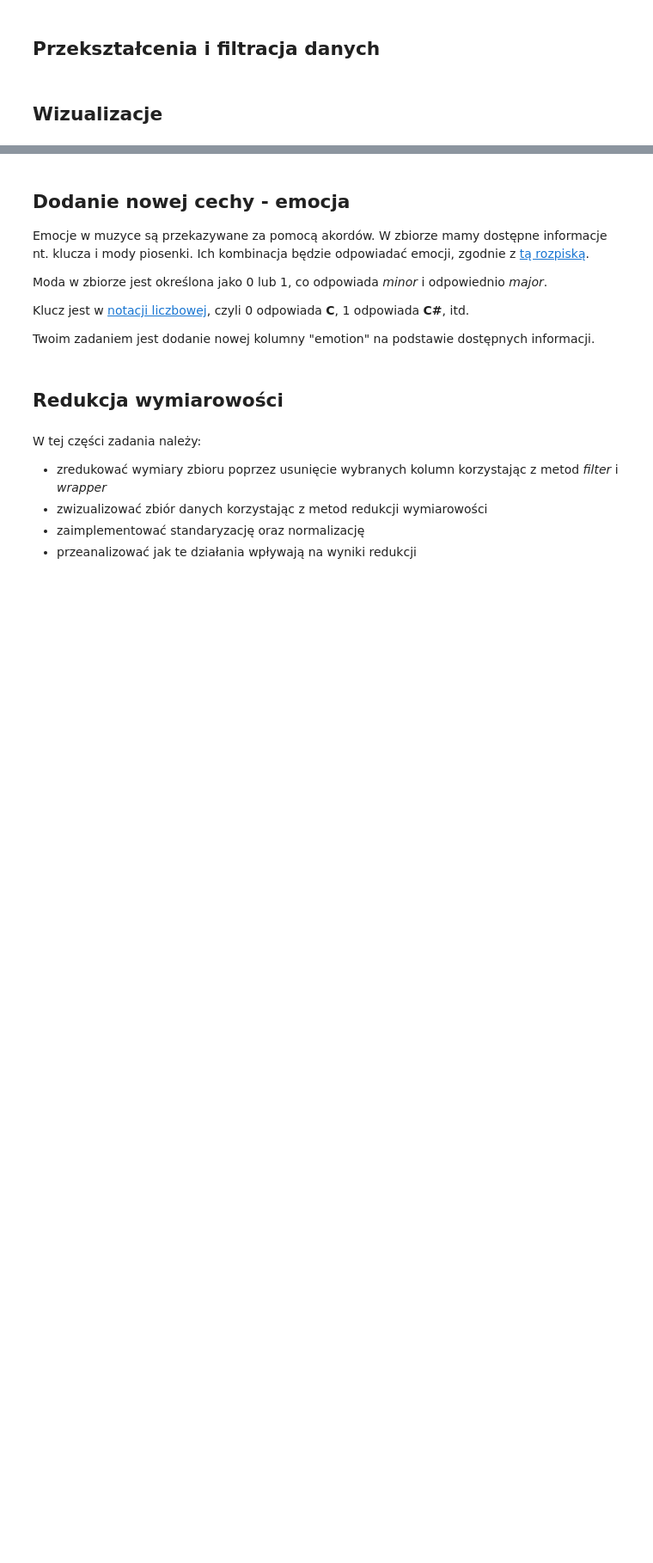
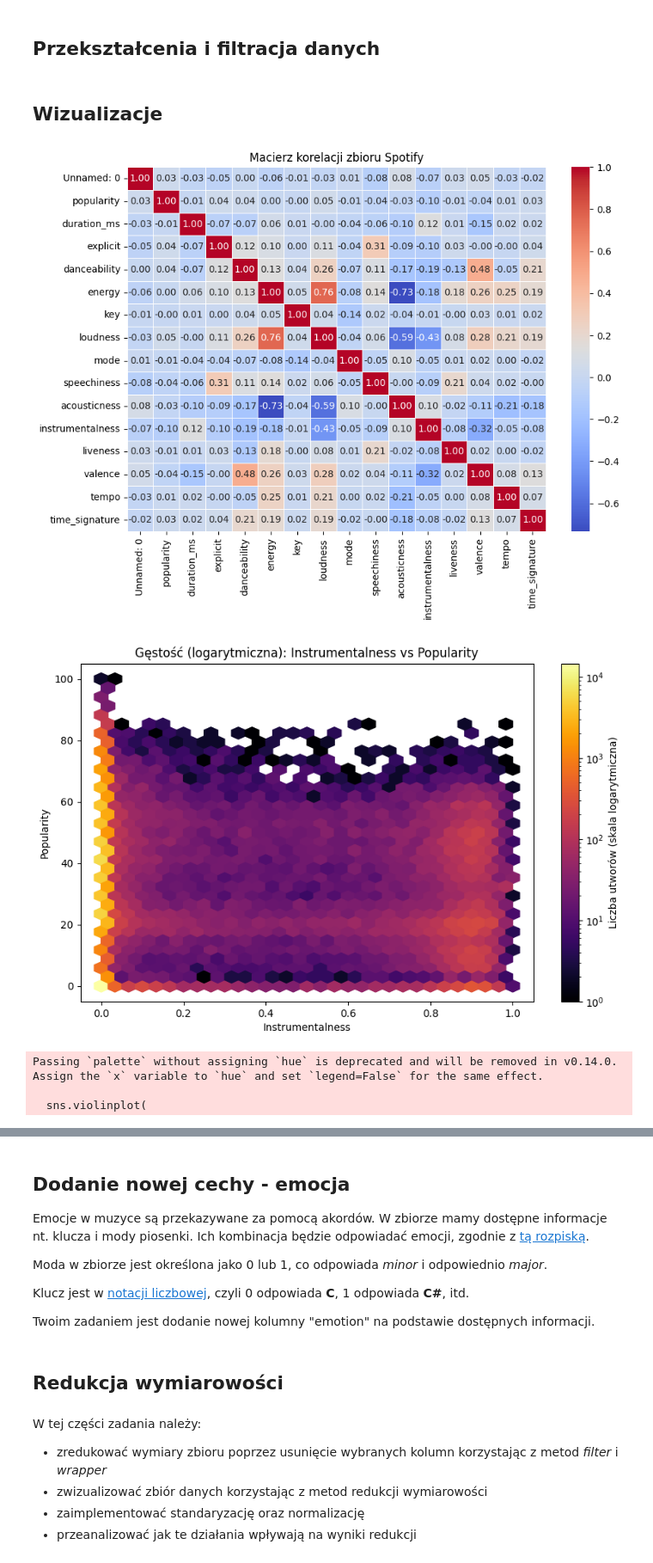
Before and after one commit to Zajecia-na-PWr-LR/lista-2-290czeslaw, a Jupyter notebook: UczenieMaszynowe_25_26_Lista2.ipynb, the cells around one changed output, grey strips where cells are left out. Shown at 86% size. Drawn from its saved outputs; the diff is of its cells as text; code cells hidden in the pictures; blank space fills up the shorter version.

```diff
--- a/UczenieMaszynowe_25_26_Lista2.ipynb
+++ b/UczenieMaszynowe_25_26_Lista2.ipynb
@@ -155,6 +188,6 @@ Analiza zbioru pozwoli w późniejszym etapie na skuteczną redukcję wymiarowo
 # %% [markdown]
 ## Opis danych
 # %%
-spotify = pd.read_csv("data/spotify/data.csv")
+spotify = pd.read_csv("sample_data/data.csv")
 
 spotify.shape
@@ -170,0 +213,62 @@ spotify.shape
+# %%
+# MIEJSCE NA TWÓJ KOD
+macierz_korelacji = spotify.corr(numeric_only=True)
+
+plt.figure(figsize=(10, 7))
+
+sns.heatmap(
+    data=macierz_korelacji,
+    annot=True,
+    cmap='coolwarm',
+    fmt=".2f",
+    linewidths=0.5
+)
+
+plt.title("Macierz korelacji zbioru Spotify")
+plt.show()
+
+plt.figure(figsize=(10, 6))
+# bins='log' to klucz do sukcesu przy tak skośnych danych!
+wykres = plt.hexbin(
+    spotify['instrumentalness'],
+    spotify['popularity'],
+    gridsize=30,
+    cmap='inferno',
+    bins='log'
+)
+plt.colorbar(wykres, label='Liczba utworów (skala logarytmiczna)')
+plt.xlabel('Instrumentalness')
+plt.ylabel('Popularity')
+plt.title("Gęstość (logarytmiczna): Instrumentalness vs Popularity")
+plt.show()
+
+plt.figure(figsize=(8, 6))
+sns.violinplot(
+    data=spotify,
+    x='explicit',
+    y='popularity',
+    palette='muted',
+    inner='quartile'
+)
+plt.title("Rozkład popularności: utwory Explicit vs Clean")
+plt.show()
+plt.figure(figsize=(12, 6))
+
+# Wyciągamy 10 najczęstszych gatunków i liczymy ich średnią popularność
+top_genres = spotify.groupby('track_genre')['popularity'].mean().sort_values(ascending=False).head(10)
+
+sns.barplot(
+    x=top_genres.values,
+    y=top_genres.index,
+    palette='viridis'
+)
+plt.title("Top 10 gatunków o najwyższej średniej popularności")
+plt.xlabel("Średnia popularność")
+plt.ylabel("Gatunek")
+plt.show()
+# %% [output]
+[figure, added]
+[figure, added]
+Passing `palette` without assigning `hue` is deprecated and will be removed in v0.14.0. Assign the `x` variable to `hue` and set `legend=False` for the same effect.
+
+  sns.violinplot(
```
Also changed, not shown: parts of 16 cells of this notebook.
